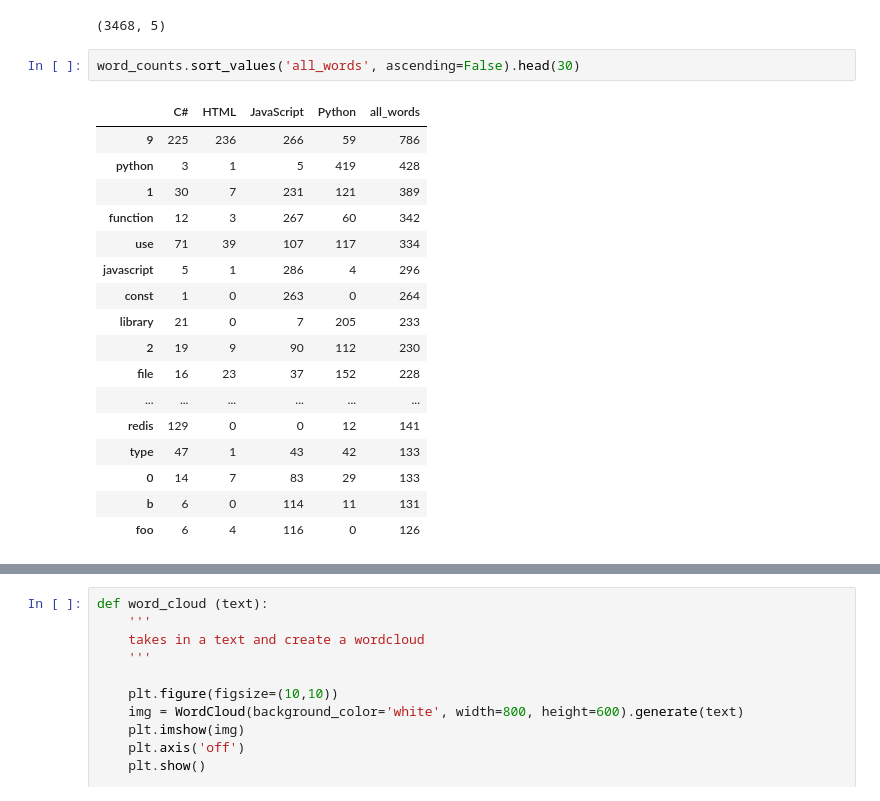
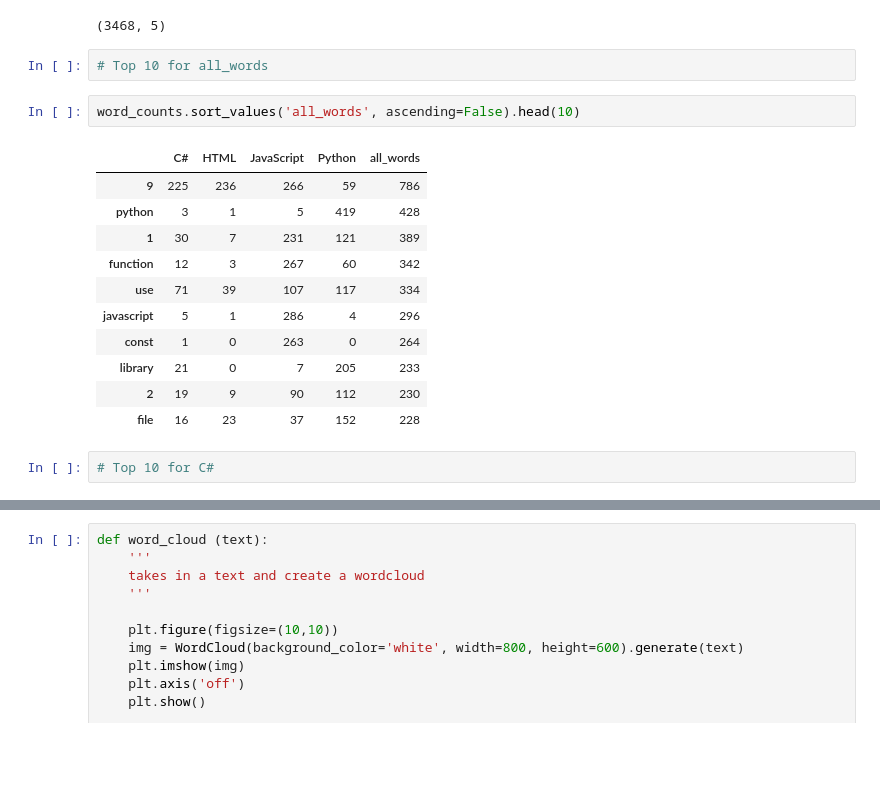
Before and after one commit to codeup-germain/github-code-composition, a Jupyter notebook: curtis-draft.ipynb, the cells around one changed output, grey strips where cells are left out. Cells and saved outputs as stored; diff of their text form; blank space fills up the shorter version.

```diff
--- a/curtis-draft.ipynb
+++ b/curtis-draft.ipynb
@@ -303,23 +326,21 @@ word_counts= word_counts.fillna(0).astype(int)
 word_counts.shape
 # %% [output]
 (3468, 5)
+# %%
+# Top 10 for all_words
 # %%
-word_counts.sort_values('all_words', ascending=False).head(30)
+word_counts.sort_values('all_words', ascending=False).head(10)
 # %% [output]
 |  | C# | HTML | JavaScript | Python | all_words |
 | 9 | 225 | 236 | 266 | 59 | 786 |
 | python | 3 | 1 | 5 | 419 | 428 |
 | 1 | 30 | 7 | 231 | 121 | 389 |
 | function | 12 | 3 | 267 | 60 | 342 |
 | use | 71 | 39 | 107 | 117 | 334 |
 | javascript | 5 | 1 | 286 | 4 | 296 |
 | const | 1 | 0 | 263 | 0 | 264 |
 | library | 21 | 0 | 7 | 205 | 233 |
 | 2 | 19 | 9 | 90 | 112 | 230 |
 | file | 16 | 23 | 37 | 152 | 228 |
-| ... | ... | ... | ... | ... | ... |
-| redis | 129 | 0 | 0 | 12 | 141 |
-| type | 47 | 1 | 43 | 42 | 133 |
-| 0 | 14 | 7 | 83 | 29 | 133 |
-| b | 6 | 0 | 114 | 11 | 131 |
-| foo | 6 | 4 | 116 | 0 | 126 |
+# %%
+# Top 10 for C#
```
Also changed, not shown: parts of 14 cells of this notebook.
